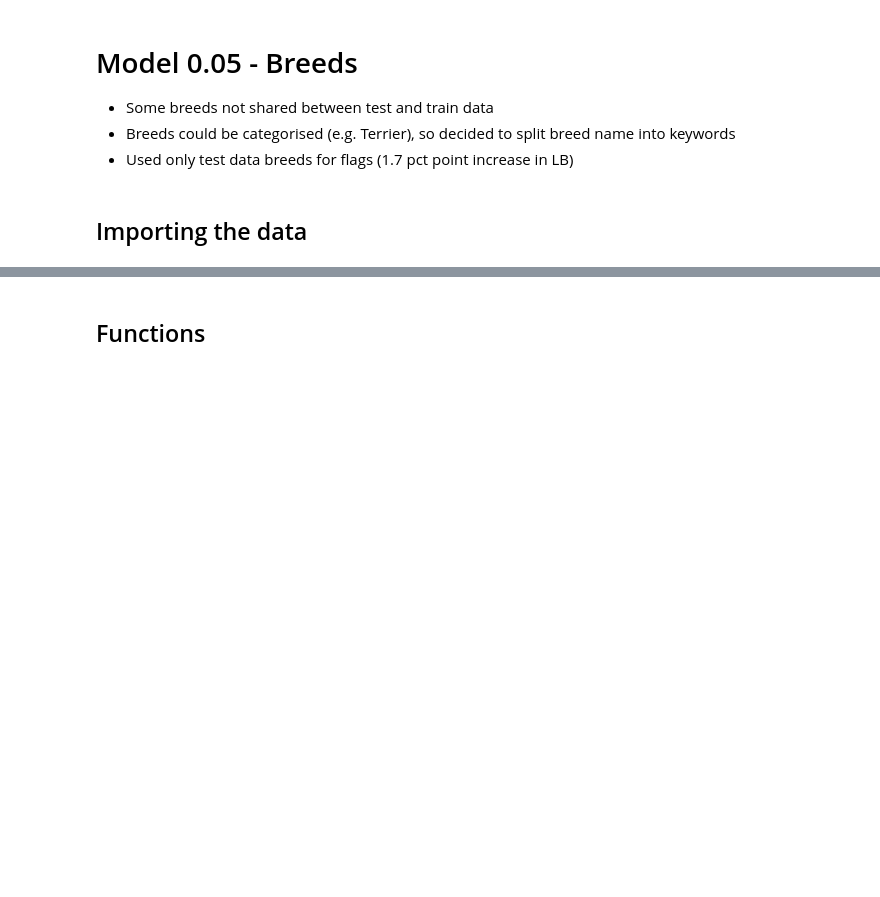
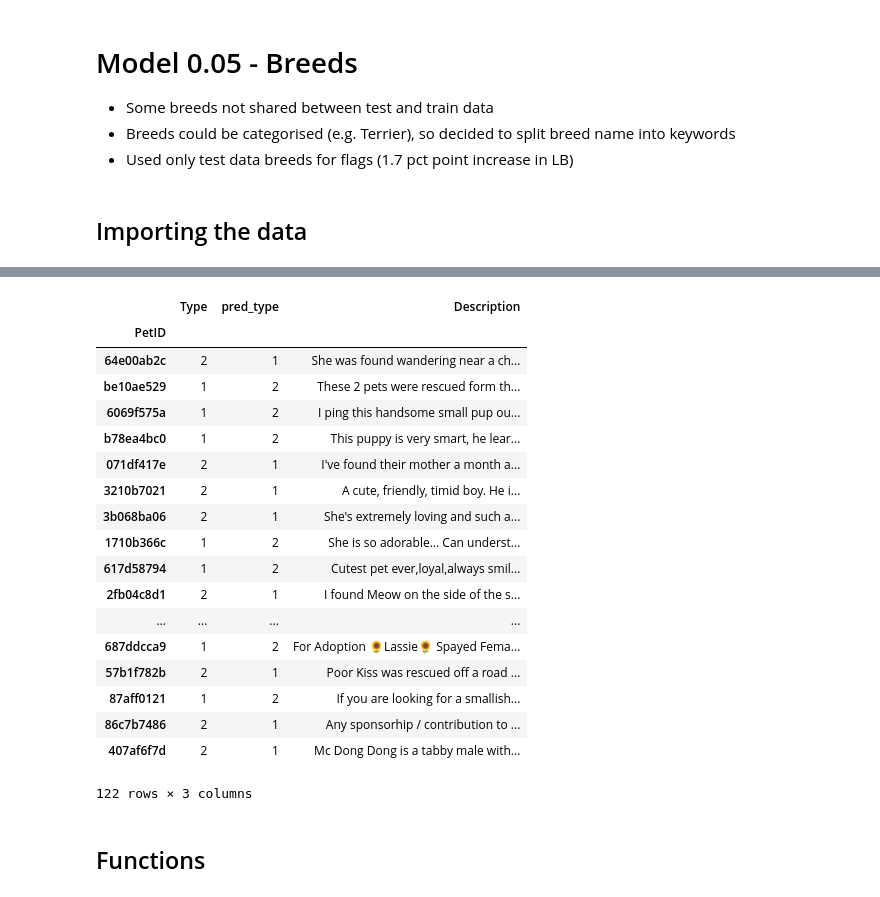
Before and after one commit to rick-62/Kaggle_PetFinder, a Jupyter notebook: model-0-06-type-label.ipynb, the cells around one changed output, grey strips where cells are left out. Drawn from its saved outputs; the diff is of its cells as text; code cells hidden in the pictures; blank space fills up the shorter version.

```diff
--- a/model-0-06-type-label.ipynb
+++ b/model-0-06-type-label.ipynb
@@ -282,0 +119,6 @@ test_breed_flags_df.head()
+# %%
+# Pet types inferred from breed (test data)
+df_types = df_test.copy()[['Type', 'Breed1', 'Breed2']]
+df_types['Breed1'] = df_types['Breed1'].map(df_breeds['Type'])
+df_types['Breed2'] = df_types['Breed2'].map(df_breeds['Type'])
+df_types.head()
@@ -282,0 +139,4 @@ test_breed_flags_df.head()
+# %%
+# Check type mismatch between breed 1 and type (test data)
+breed1_mismatch = df_types[(df_types['Type'] != df_types['Breed1']) & ~np.isnan(df_types['Breed1'])]
+breed1_mismatch
@@ -282,0 +151,7 @@ test_breed_flags_df.head()
+# %%
+# investigate breed 1 mismatch (test data)
+breed1_mismatch_df = df_test.loc[breed1_mismatch.index]
+breed1_mismatch_df['Breed1'] = breed1_mismatch_df['Breed1'].map(df_breeds['BreedName'])
+breed1_mismatch_df['Breed2'] = breed1_mismatch_df['Breed2'].map(df_breeds['BreedName'])
+for i, Data in breed1_mismatch_df[['Type', 'Breed1', 'Breed2', 'Description']].iterrows():
+    print(f"{i} \t type:{Data[0]} \t breeds:{Data[1]} & {Data[2]} \n {Data[3]}", end='\n\n')
@@ -283,3 +190,44 @@ test_breed_flags_df.head()
+# %%
+# Create new predicted type based on description keywords
+df_combined['pred_type'] = 0  # unknown
+pets = {'dog': 1, 'dogs': 1, 'puppy': 1, 'puppies': 1, 'cat': 2, 'cats': 2, 'kittens': 2, 'kitten': 2}
+for i, desc in df_combined['Description'].items():
+    cat_or_dog = []
+    try:
+        for word in desc.split():
+            word = word.lower()
+            if word in pets.keys():
+                cat_or_dog.append(word)
+        cnt = Counter([pets[w] for w in cat_or_dog])
+        if len(cnt) == 0 or cnt[1] == cnt[2]: continue
+        df_combined.at[i,'pred_type'] = cnt.most_common()[0][0]
+    except AttributeError:
+        continue
+# %%
+# Review prediction and source description
+pd.set_option('display.max_colwidth', -1)
+df_combined.loc[:, ['Type', 'pred_type', 'Description']] \
+[(df_combined['Type'] != df_combined['pred_type']) & (df_combined['pred_type'] != 0)]
+# %% [output]
+|  | Type | pred_type | Description |
+| PetID |  |  |  |
+| 64e00ab2c | 2 | 1 | She was found wandering near a ch... |
+| be10ae529 | 1 | 2 | These 2 pets were rescued form th... |
+| 6069f575a | 1 | 2 | I ping this handsome small pup ou... |
+| b78ea4bc0 | 1 | 2 | This puppy is very smart, he lear... |
+| 071df417e | 2 | 1 | I've found their mother a month a... |
+| 3210b7021 | 2 | 1 | A cute, friendly, timid boy. He i... |
+| 3b068ba06 | 2 | 1 | She's extremely loving and such a... |
+| 1710b366c | 1 | 2 | She is so adorable... Can underst... |
+| 617d58794 | 1 | 2 | Cutest pet ever,loyal,always smil... |
+| 2fb04c8d1 | 2 | 1 | I found Meow on the side of the s... |
+| ... | ... | ... | ... |
+| 687ddcca9 | 1 | 2 | For Adoption 🌻Lassie🌻 Spayed Fema... |
+| 57b1f782b | 2 | 1 | Poor Kiss was rescued off a road ... |
+| 87aff0121 | 1 | 2 | If you are looking for a smallish... |
+| 86c7b7486 | 2 | 1 | Any sponsorhip / contribution to ... |
+| 407af6f7d | 2 | 1 | Mc Dong Dong is a tabby male with... |
+122 rows × 3 columns
 # %% [markdown]
 ## Functions
 # %%
```
Also changed, not shown: parts of 49 cells of this notebook.
